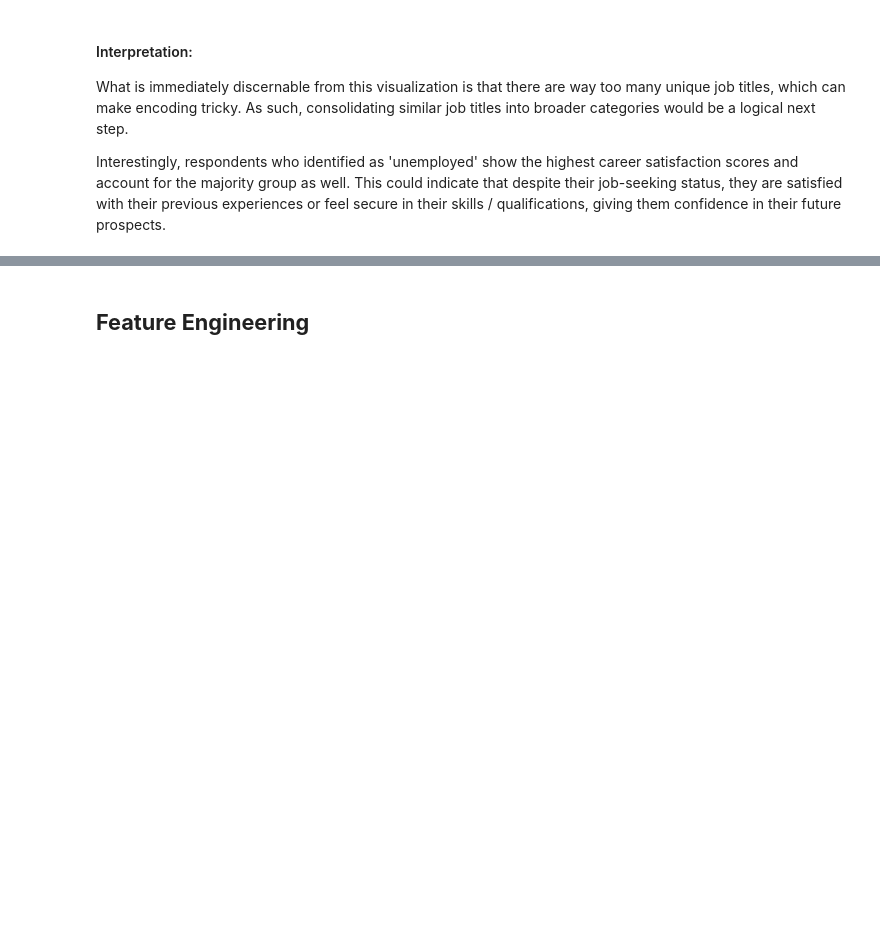
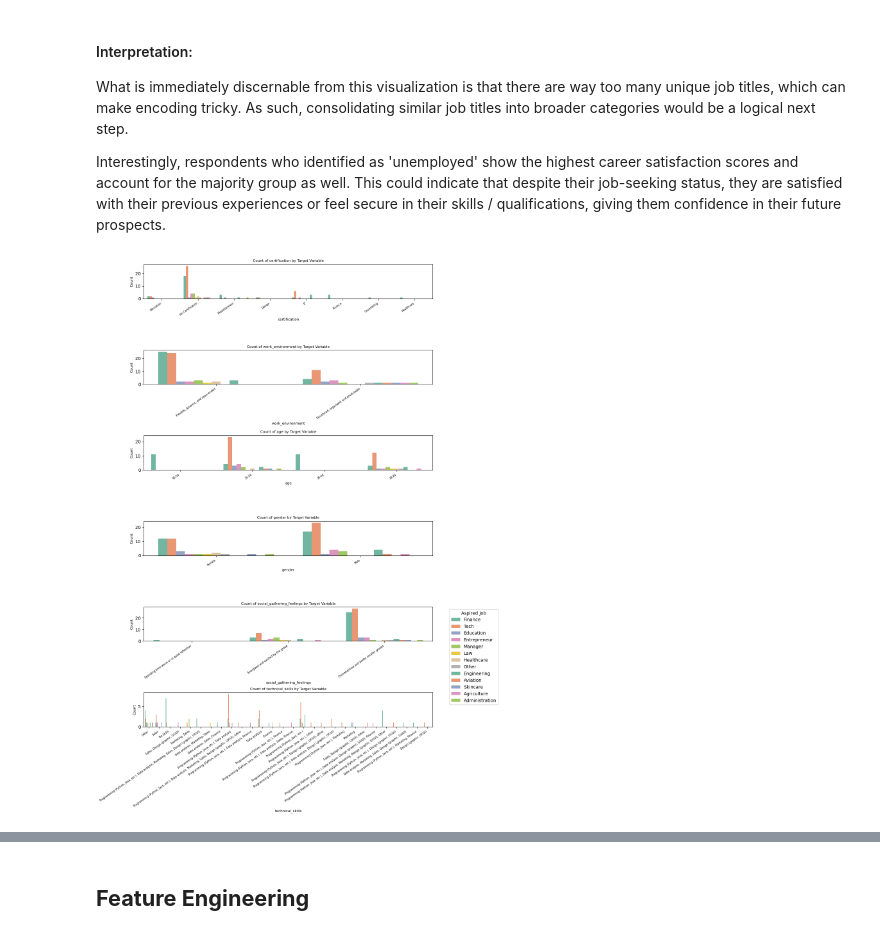
Before and after one commit to Ummhabibi/MJ, a Jupyter notebook: AI Career Advisor Project.ipynb, the cells around one changed output, grey strips where cells are left out. Saved outputs shown, nothing was run; the diff lists cells and outputs as text; code cells hidden in the pictures; blank space fills up the shorter version.

```diff
--- a/AI Career Advisor Project.ipynb
+++ b/AI Career Advisor Project.ipynb
@@ -613,3 +716,37 @@ plt.show()
 What is immediately discernable from this visualization is that there are way too many unique job titles, which can make encoding tricky. As such, consolidating similar job titles into broader categories would be a logical next step.
 
 Interestingly, respondents who identified as 'unemployed' show the highest career satisfaction scores and account for the majority group as well. This could indicate that despite their job-seeking status, they are satisfied with their previous experiences or feel secure in their skills / qualifications, giving them confidence in their future prospects.
+# %%
+import seaborn as sns
+import matplotlib.pyplot as plt
+
+# Example categorical features
+categorical_features = ['certification', 'work_environment', 'age', 'gender',
+                        'social_gathering_feelings', 'technical_skills']
+num_features = len(categorical_features)
+
+# Increase figure size
+plt.figure(figsize=(12, 18))  # Increase height to allow more room for subplots
+
+for i, feature in enumerate(categorical_features):
+    plt.subplot(num_features, 1, i + 1)  # Create a subplot for each feature
+    sns.countplot(data=df, x=feature, hue='aspired_job', palette='Set2')
+    plt.title(f'Count of {feature} by Target Variable', fontsize=8)
+    plt.xlabel(feature, fontsize=8)
+    plt.ylabel('Count', fontsize=8)
+    plt.xticks(rotation=35, fontsize=6, ha='right')  # Rotate x-axis labels and right-align them
+
+    # Remove legend for all subplots except the last one
+    if i < num_features - 1:
+        plt.legend([],[], frameon=False)
+
+# Add the legend only once, outside the last subplot
+plt.legend(title='Aspired Job', bbox_to_anchor=(1.05, 3.5), loc='upper left')
+
+# Manually adjust space to fix overlap issues
+plt.tight_layout()  # Attempt to fit the layout
+plt.subplots_adjust(left=0.1, right=0.85, top=0.9, bottom=0.1, hspace=1.5)  # Increase hspace
+
+plt.show()
+# %% [output]
+[figure, added]
```
Also changed, not shown: parts of 7 cells of this notebook.
